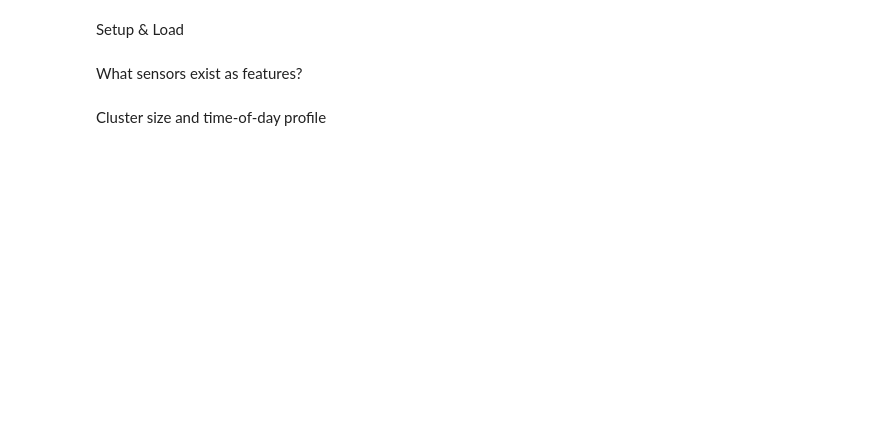
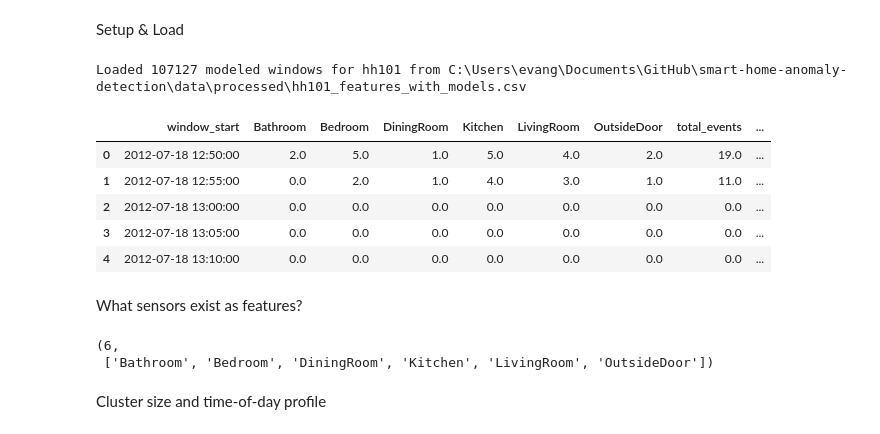
Before and after one commit to evangeliapant/smart-home-anomaly-detection, a Jupyter notebook: notebooks/02_routine_discovery.ipynb, the cells around one changed output. Saved outputs shown, nothing was run; the diff lists cells and outputs as text; code cells hidden in the pictures; blank space fills up the shorter version.

```diff
--- a/notebooks/02_routine_discovery.ipynb
+++ b/notebooks/02_routine_discovery.ipynb
@@ -1,21 +1,42 @@
 # %% [markdown]
 Setup & Load
 # %%
+import os
+import sys
+from pathlib import Path
+
 import pandas as pd
 import numpy as np
 import matplotlib.pyplot as plt
-from pathlib import Path
 
 root = Path.cwd().resolve().parent if Path.cwd().name == "notebooks" else Path.cwd().resolve()
-processed_path = root / "data" / "processed" / "features_with_models.csv"
+if str(root) not in sys.path:
+    sys.path.append(str(root))
+
+HOUSE = os.environ.get("SMART_HOME_HOUSE", "hh101")
+processed_path = root / "data" / "processed" / f"{HOUSE}_features_with_models.csv"
 if not processed_path.exists():
     raise FileNotFoundError(f"Modeled features not found: {processed_path}")
+
+fig_dir = root / "outputs" / "figures" / HOUSE
+table_dir = root / "outputs" / "tables" / HOUSE
+fig_dir.mkdir(parents=True, exist_ok=True)
+table_dir.mkdir(parents=True, exist_ok=True)
 
 df = pd.read_csv(processed_path)
 df["window_start"] = pd.to_datetime(df["window_start"])
 df["hour"] = df["window_start"].dt.hour + df["window_start"].dt.minute/60
 df["dow"] = df["window_start"].dt.dayofweek
+print(f"Loaded {len(df)} modeled windows for {HOUSE} from {processed_path}")
 df.head()
+# %% [output]
+Loaded 107127 modeled windows for hh101 from C:\Users\evang\Documents\GitHub\smart-home-anomaly-detection\data\processed\hh101_features_with_models.csv
+|  | window_start | Bathroom | Bedroom | DiningRoom | Kitchen | LivingRoom | OutsideDoor | total_events | ... |
+| 0 | 2012-07-18 12:50:00 | 2.0 | 5.0 | 1.0 | 5.0 | 4.0 | 2.0 | 19.0 | ... |
+| 1 | 2012-07-18 12:55:00 | 0.0 | 2.0 | 1.0 | 4.0 | 3.0 | 1.0 | 11.0 | ... |
+| 2 | 2012-07-18 13:00:00 | 0.0 | 0.0 | 0.0 | 0.0 | 0.0 | 0.0 | 0.0 | ... |
+| 3 | 2012-07-18 13:05:00 | 0.0 | 0.0 | 0.0 | 0.0 | 0.0 | 0.0 | 0.0 | ... |
+| 4 | 2012-07-18 13:10:00 | 0.0 | 0.0 | 0.0 | 0.0 | 0.0 | 0.0 | 0.0 | ... |
 # %% [markdown]
 What sensors exist as features?
 # %%
@@ -23,6 +44,9 @@ ignore_cols = {"window_start","cluster","is_anomaly","anomaly_score","hour","dow
 non_sensor_cols = {"total_events","n_sensors_active","tod_sin","tod_cos","is_inactive"}
 sensor_cols = [c for c in df.columns if c not in ignore_cols and c not in non_sensor_cols]
 len(sensor_cols), sensor_cols[:10]
+# %% [output]
+(6,
+ ['Bathroom', 'Bedroom', 'DiningRoom', 'Kitchen', 'LivingRoom', 'OutsideDoor'])
 # %% [markdown]
 Cluster size and time-of-day profile
 # %%
```
Also changed, not shown: parts of 5 cells of this notebook, 55 other files.
